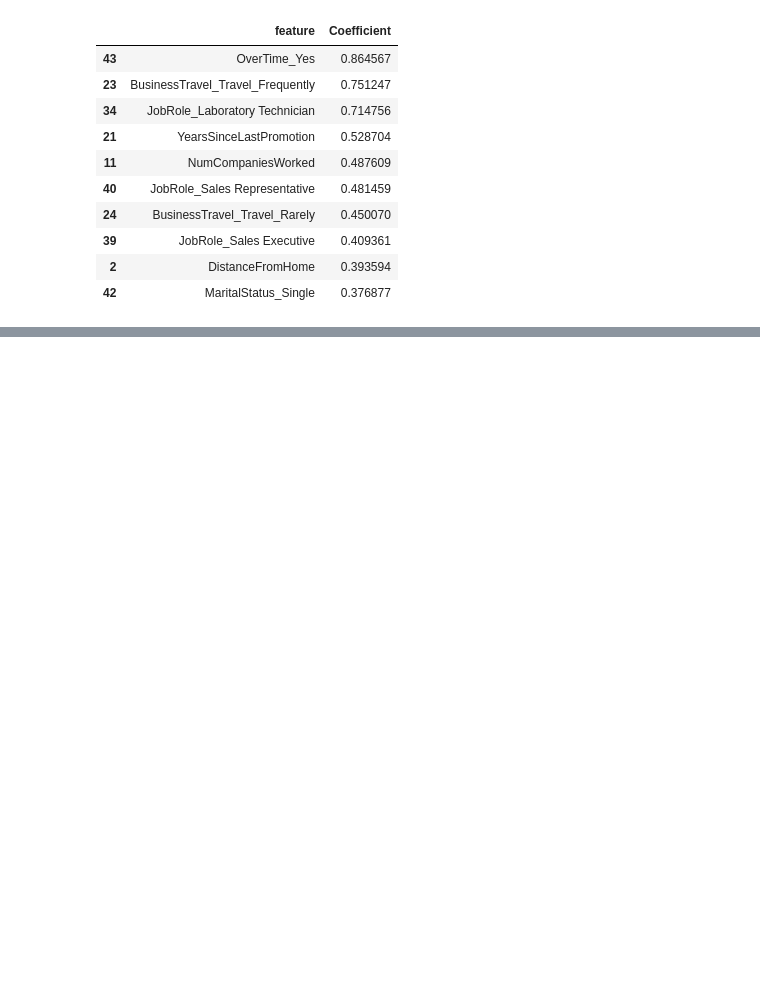
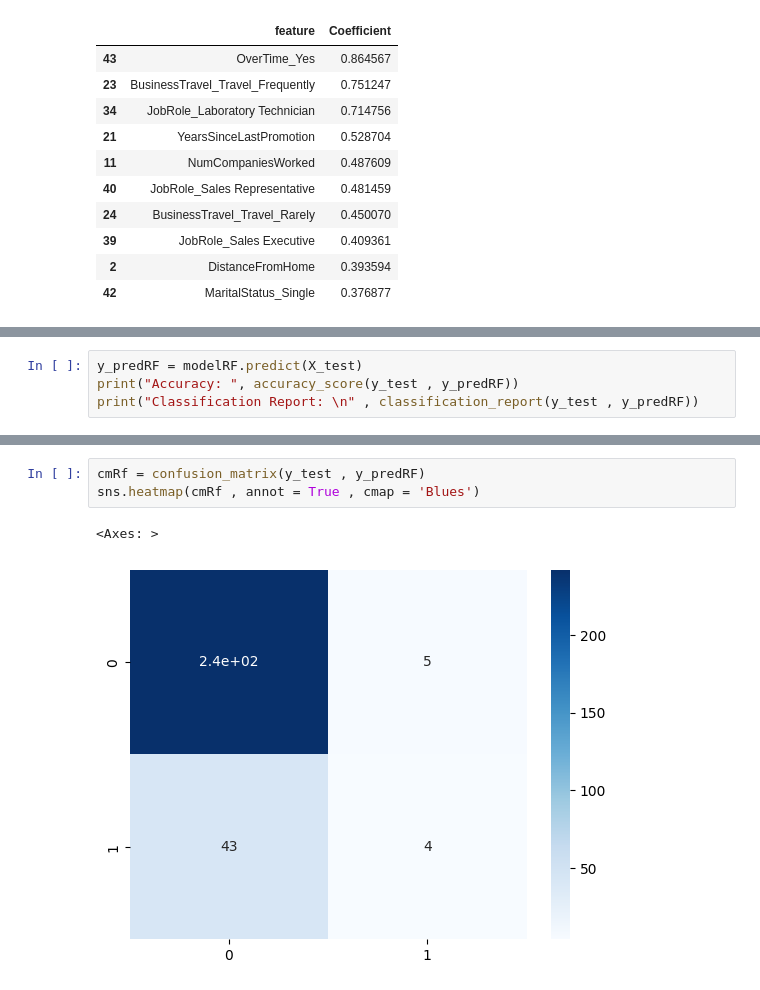
Before and after one commit to usaidahmed01/Machine-Learning, a Jupyter notebook: MLModelsRev.ipynb, the cells around one changed output, grey strips where cells are left out. Cells and saved outputs as stored; diff of their text form; blank space fills up the shorter version.

```diff
--- a/MLModelsRev.ipynb
+++ b/MLModelsRev.ipynb
@@ -214,0 +296,4 @@ coeff_df.head(10)
+# %%
+y_predRF = modelRF.predict(X_test)
+print("Accuracy: ", accuracy_score(y_test , y_predRF))
+print("Classification Report: \n" , classification_report(y_test , y_predRF))
@@ -214,0 +311,6 @@ coeff_df.head(10)
+# %%
+cmRf = confusion_matrix(y_test , y_predRF)
+sns.heatmap(cmRf , annot = True , cmap = 'Blues')
+# %% [output]
+<Axes: >
+[figure, added]
```
Also changed, not shown: parts of 14 cells of this notebook.
